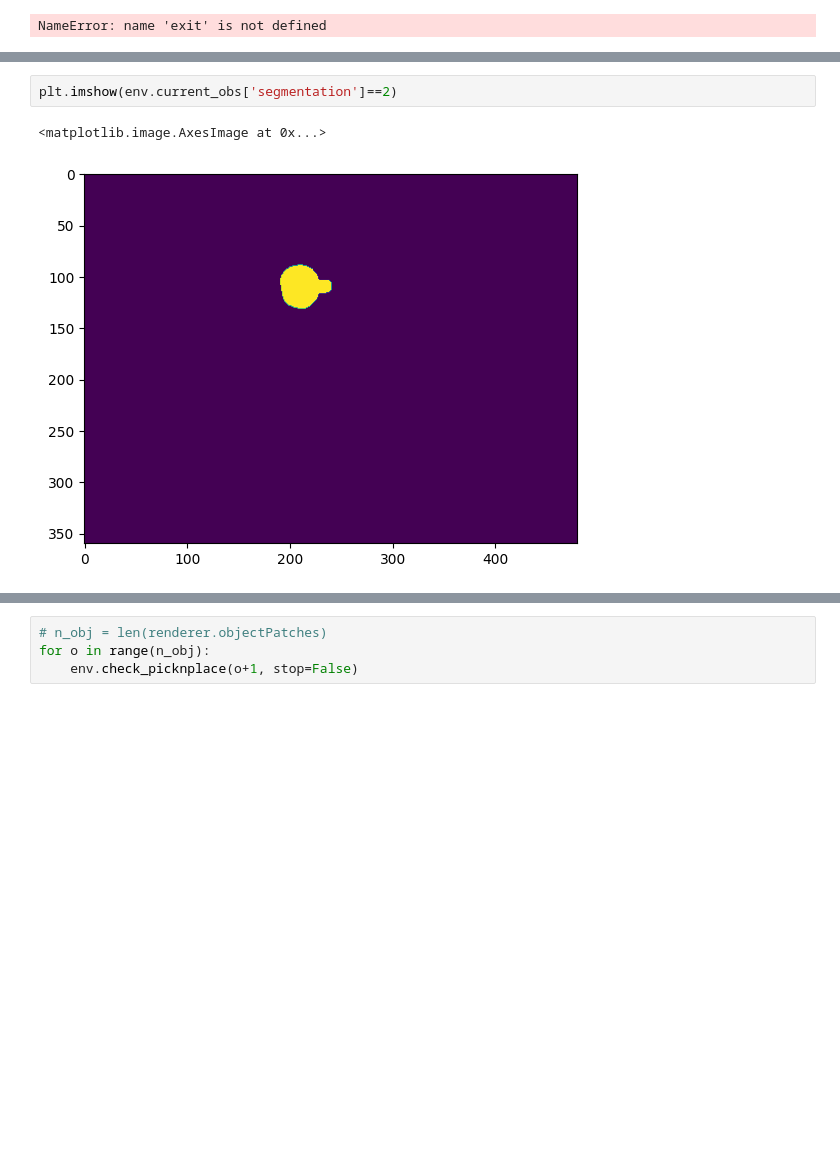
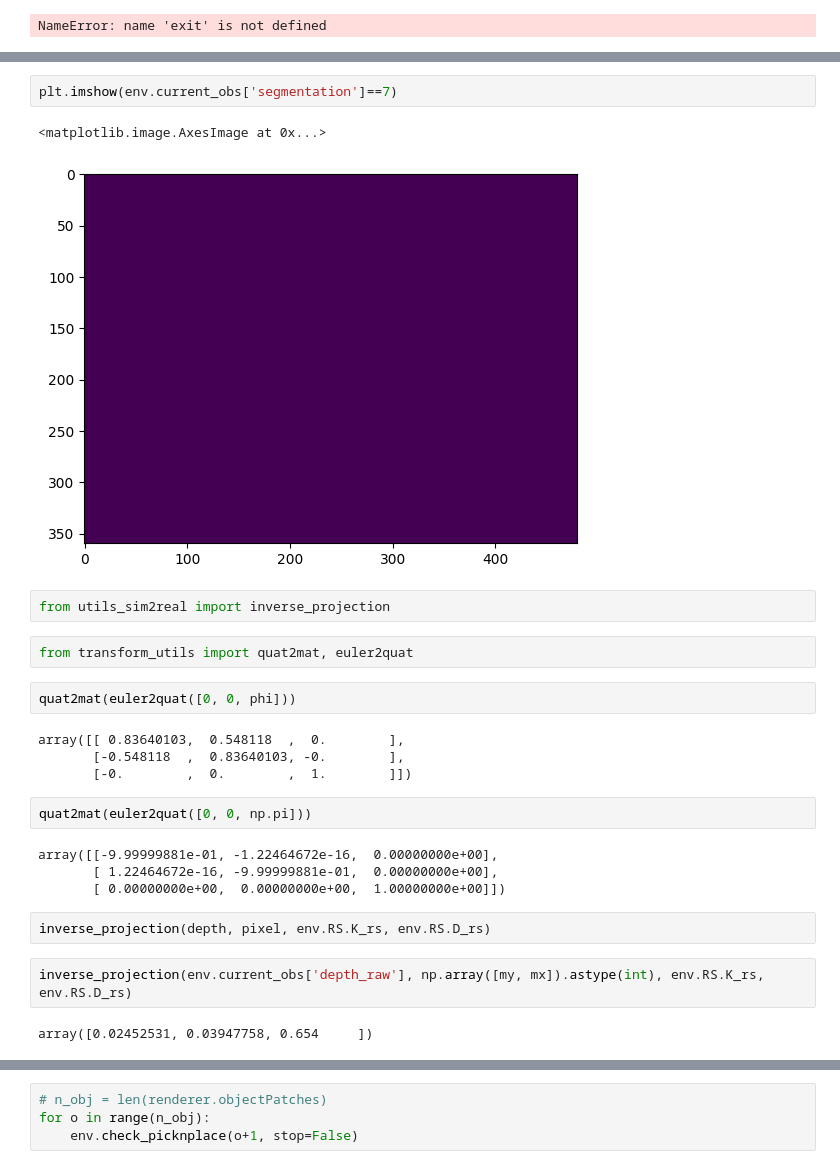
Before and after one commit to hogunkee/TSMCTS, a Jupyter notebook: realrobot/Test.ipynb, the cells around one changed output, grey strips where cells are left out. Saved outputs shown, nothing was run; the diff lists cells and outputs as text; blank space fills up the shorter version.

```diff
--- a/realrobot/Test.ipynb
+++ b/realrobot/Test.ipynb
@@ -377,5 +412,27 @@ plt.imshow(env.current_obs['segmentation'])
 # %%
-plt.imshow(env.current_obs['segmentation']==2)
+plt.imshow(env.current_obs['segmentation']==7)
 # %% [output]
 <matplotlib.image.AxesImage at 0x...>
-[figure, old version]
+[figure, new version]
+# %%
+from utils_sim2real import inverse_projection
+# %%
+from transform_utils import quat2mat, euler2quat
+# %%
+quat2mat(euler2quat([0, 0, phi]))
+# %% [output]
+array([[ 0.83640103,  0.548118  ,  0.        ],
+       [-0.548118  ,  0.83640103, -0.        ],
+       [-0.        ,  0.        ,  1.        ]])
+# %%
+quat2mat(euler2quat([0, 0, np.pi]))
+# %% [output]
+array([[-9.99999881e-01, -1.22464672e-16,  0.00000000e+00],
+       [ 1.22464672e-16, -9.99999881e-01,  0.00000000e+00],
+       [ 0.00000000e+00,  0.00000000e+00,  1.00000000e+00]])
+# %%
+inverse_projection(depth, pixel, env.RS.K_rs, env.RS.D_rs)
+# %%
+inverse_projection(env.current_obs['depth_raw'], np.array([my, mx]).astype(int), env.RS.K_rs, env.RS.D_rs)
+# %% [output]
+array([0.02452531, 0.03947758, 0.654     ])
```
Also changed, not shown: parts of 50 cells of this notebook, 6 other files.
